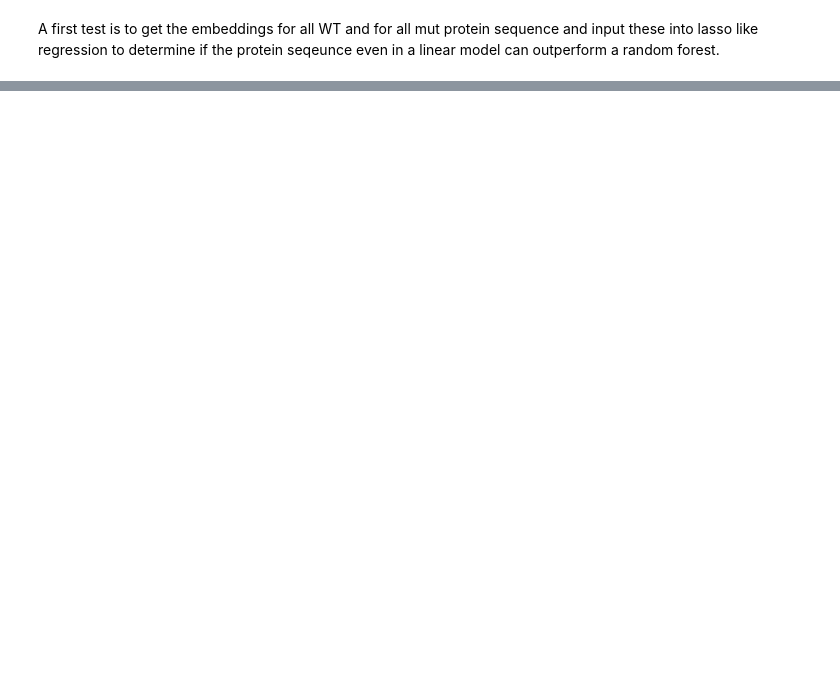
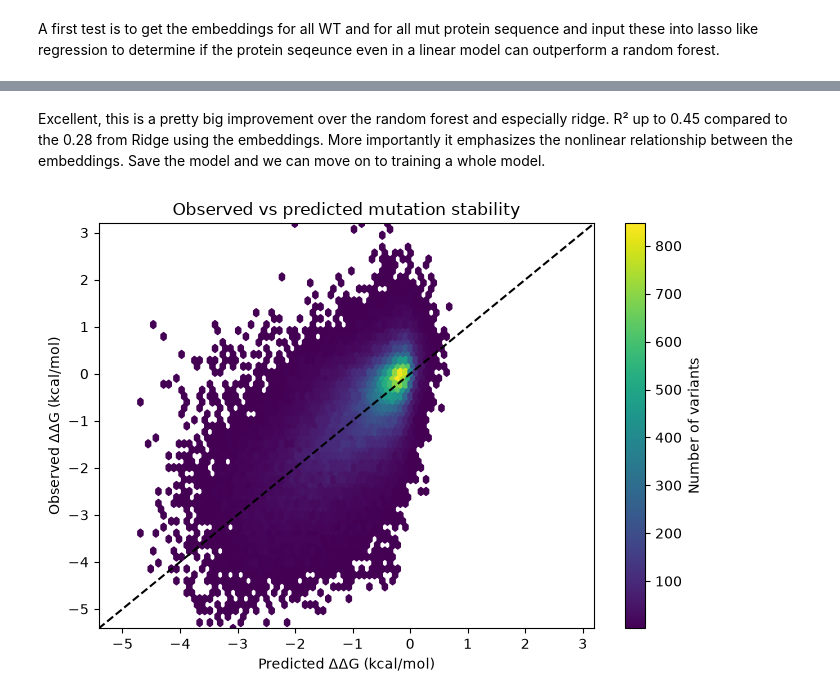
Before and after one commit to Swarland/ml-guided-protein-engineering, a Jupyter notebook: notebooks/03_protein_embeddings.ipynb, the cells around one changed output, grey strips where cells are left out. Cells and saved outputs as stored; diff of their text form; code cells hidden in the pictures; blank space fills up the shorter version.

Commit message:
Add ESM embedding models for improved stability prediction

```diff
--- a/notebooks/03_protein_embeddings.ipynb
+++ b/notebooks/03_protein_embeddings.ipynb
@@ -230,0 +307,12 @@ X_train["aa_seq"][1:46].tolist()
+# %%
+import numpy as np
+
+X_train_combined = np.hstack([
+    X_train_esm,
+    X_train[feature_cols].to_numpy()])
+
+X_test_combined = np.hstack([
+    X_test_esm,
+    X_test[feature_cols].to_numpy()])
+
+print(X_train_combined.shape)
@@ -230,0 +504,41 @@ X_train["aa_seq"][1:46].tolist()
+# %% [markdown]
+Excellent, this is a pretty big improvement over the random forest and especially ridge. R² up to 0.45 compared to the 0.28 from Ridge using the embeddings. More importantly it emphasizes the nonlinear relationship between the embeddings. Save the model and we can move on to training a whole model.
+# %%
+plt.figure(figsize=(7, 5))
+plt.hexbin(
+    y_pred,
+    y_true,
+    gridsize=60,
+    mincnt=1,
+    cmap="viridis"
+)
+plt.colorbar(label="Number of variants")
+
+lims = [
+    min(y_pred.min(), y_true.min()),
+    max(y_pred.max(), y_true.max())
+]
+
+plt.plot(
+    lims,
+    lims,
+    linestyle="--",
+    color="black")
+
+plt.xlim(lims)
+plt.ylim(lims)
+
+plt.xlabel("Predicted ΔΔG (kcal/mol)")
+plt.ylabel("Observed ΔΔG (kcal/mol)")
+plt.title("Observed vs predicted mutation stability")
+
+plt.tight_layout()
+plt.savefig(
+    "../figures/esm_net_predresult.png",
+    dpi=300,
+    bbox_inches="tight"
+)
+
+plt.show()
+# %% [output]
+[figure, added]
```
Also changed, not shown: parts of 34 cells of this notebook, 6 other files.
